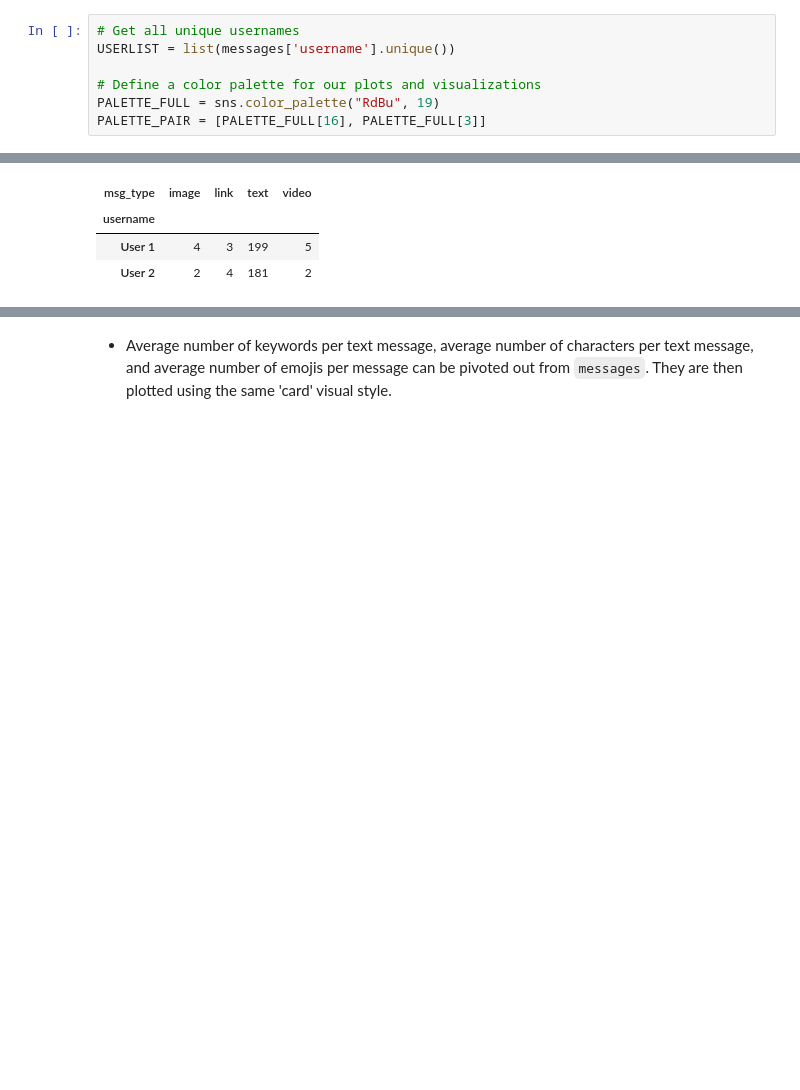
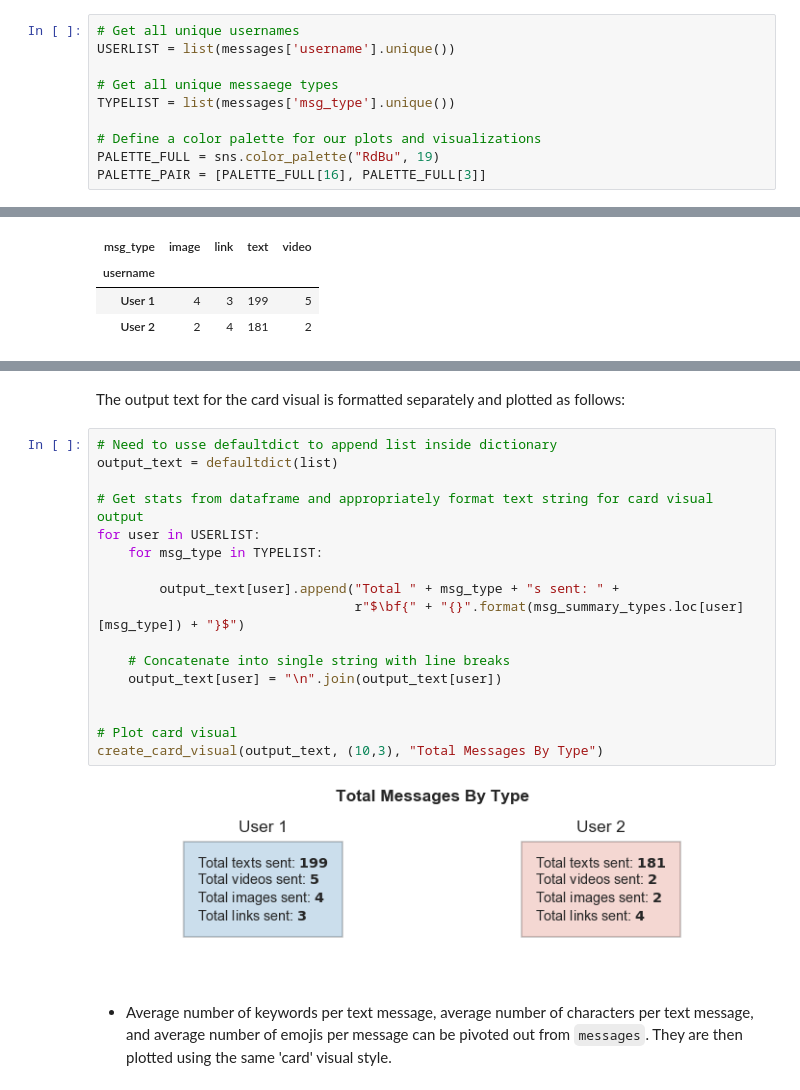
Before and after one commit to shenal-siri/WhatsApp-Chat-Viz, a Jupyter notebook: Chat-History-Prototyping.ipynb, the cells around one changed output, grey strips where cells are left out. Drawn from its saved outputs; the diff is of its cells as text; blank space fills up the shorter version.

```diff
--- a/Chat-History-Prototyping.ipynb
+++ b/Chat-History-Prototyping.ipynb
@@ -521,6 +523,9 @@ Before plotting the visualizations, let's define some useful globals which will
 # Get all unique usernames
 USERLIST = list(messages['username'].unique())
 
+# Get all unique messaege types
+TYPELIST = list(messages['msg_type'].unique())
+
 # Define a color palette for our plots and visualizations
 PALETTE_FULL = sns.color_palette("RdBu", 19)
 PALETTE_PAIR = [PALETTE_FULL[16], PALETTE_FULL[3]]
@@ -577,3 +579,24 @@ fig.tight_layout(pad=1.5)
+# %% [markdown]
+The output text for the card visual is formatted separately and plotted as follows:
+# %%
+# Need to usse defaultdict to append list inside dictionary
+output_text = defaultdict(list)
+
+# Get stats from dataframe and appropriately format text string for card visual output
+for user in USERLIST:
+    for msg_type in TYPELIST:
+
+        output_text[user].append("Total " + msg_type + "s sent: " +
+                                 r"$\bf{" + "{}".format(msg_summary_types.loc[user][msg_type]) + "}$")
+
+    # Concatenate into single string with line breaks
+    output_text[user] = "\n".join(output_text[user])
+
+
+# Plot card visual
+create_card_visual(output_text, (10,3), "Total Messages By Type")
+# %% [output]
+[figure, added]
 # %% [markdown]
 - Average number of keywords per text message, average number of characters per text message, and average number of emojis per message can be pivoted out from `messages`. They are then plotted using the same 'card' visual style.
 # %%
```
Also changed, not shown: parts of 12 cells of this notebook.
